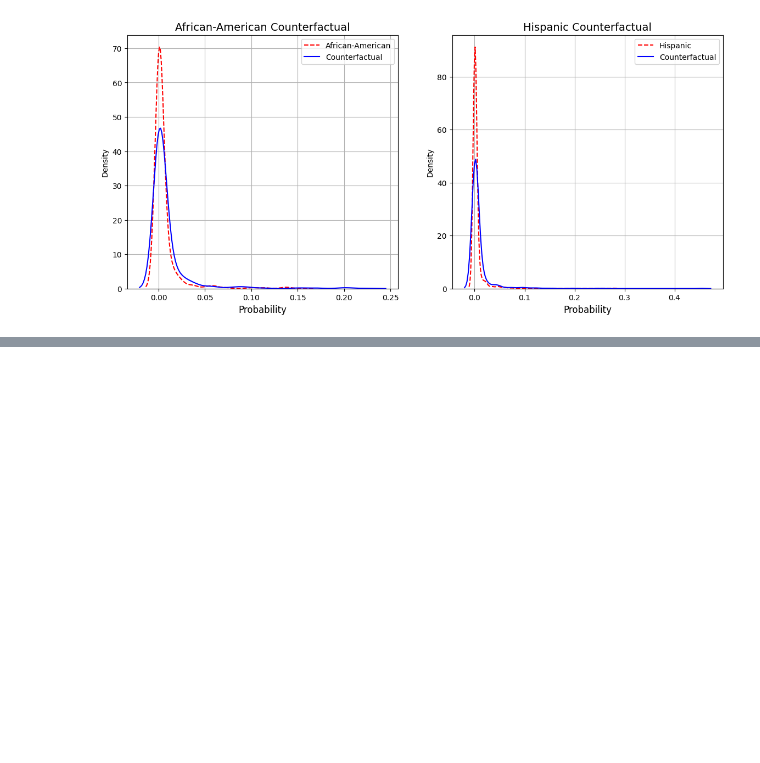
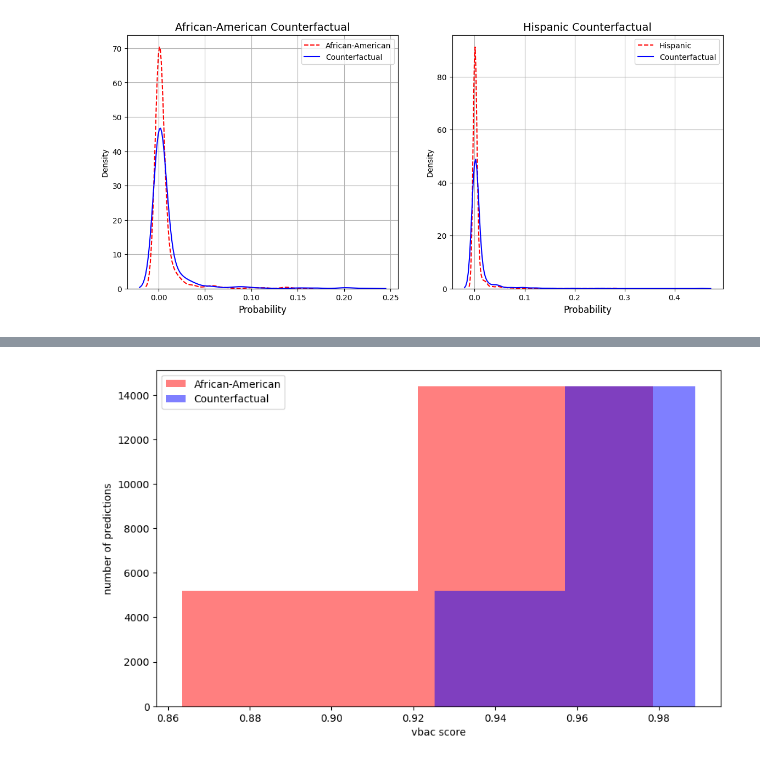
Before and after one commit to chess10kp/compass, a Jupyter notebook: vbac.ipynb, the cells around one changed output, grey strips where cells are left out. Cells and saved outputs as stored; diff of their text form; code cells hidden in the pictures; blank space fills up the shorter version.

```diff
--- a/vbac.ipynb
+++ b/vbac.ipynb
@@ -201,0 +380,15 @@ X_scaled.describe()
+# %%
+S_Hispanic, S_hat_Hispanic = X_records_Hispanic['prediction'], Counterfactual_Hispanic['prediction']
+
+plt.figure(figsize=(10, 6))
+
+plt.hist(S_AA, bins=2, alpha=0.5, label='African-American', color='red')
+plt.hist(S_hat_AA, bins=2, alpha=0.5, label='Counterfactual', color='blue')
+
+plt.xlabel('vbac score')
+plt.ylabel('number of predictions')
+plt.xticks()
+plt.legend()
+plt.show()
+# %% [output]
+[figure, added]
```
Also changed, not shown: parts of 18 cells of this notebook, 3 other files.
